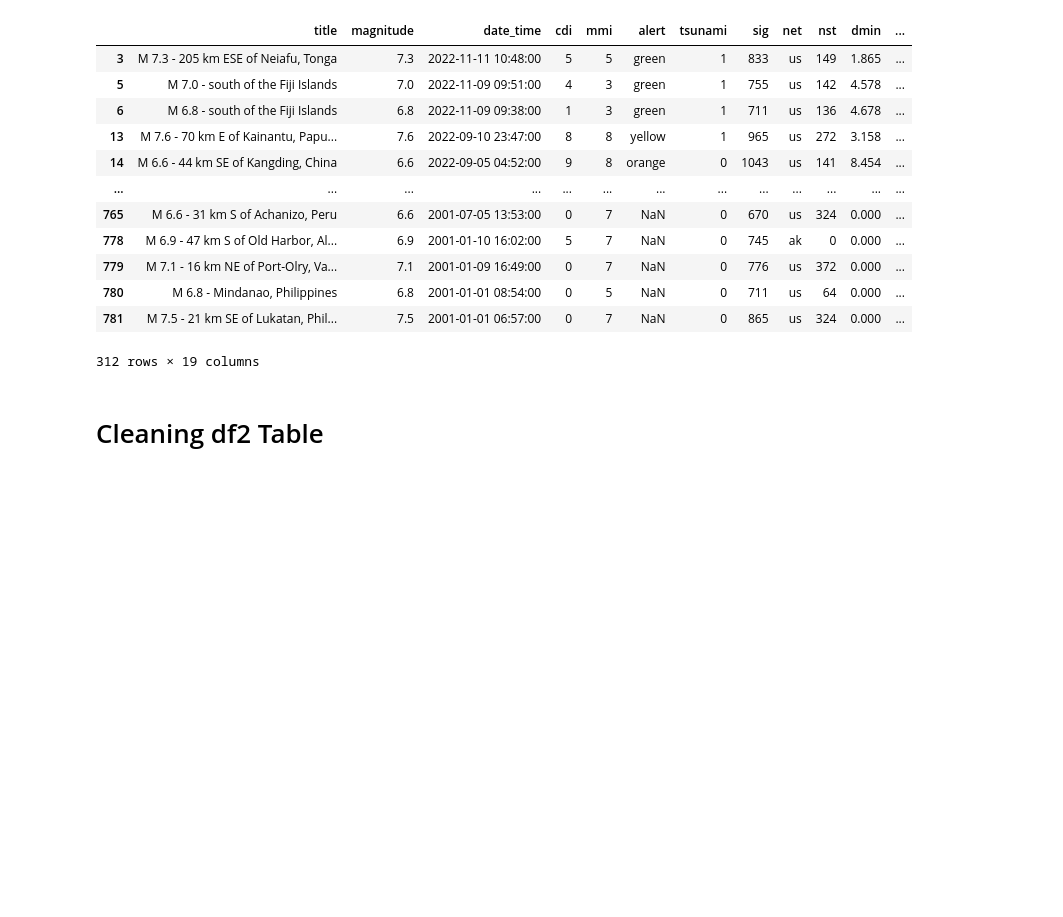
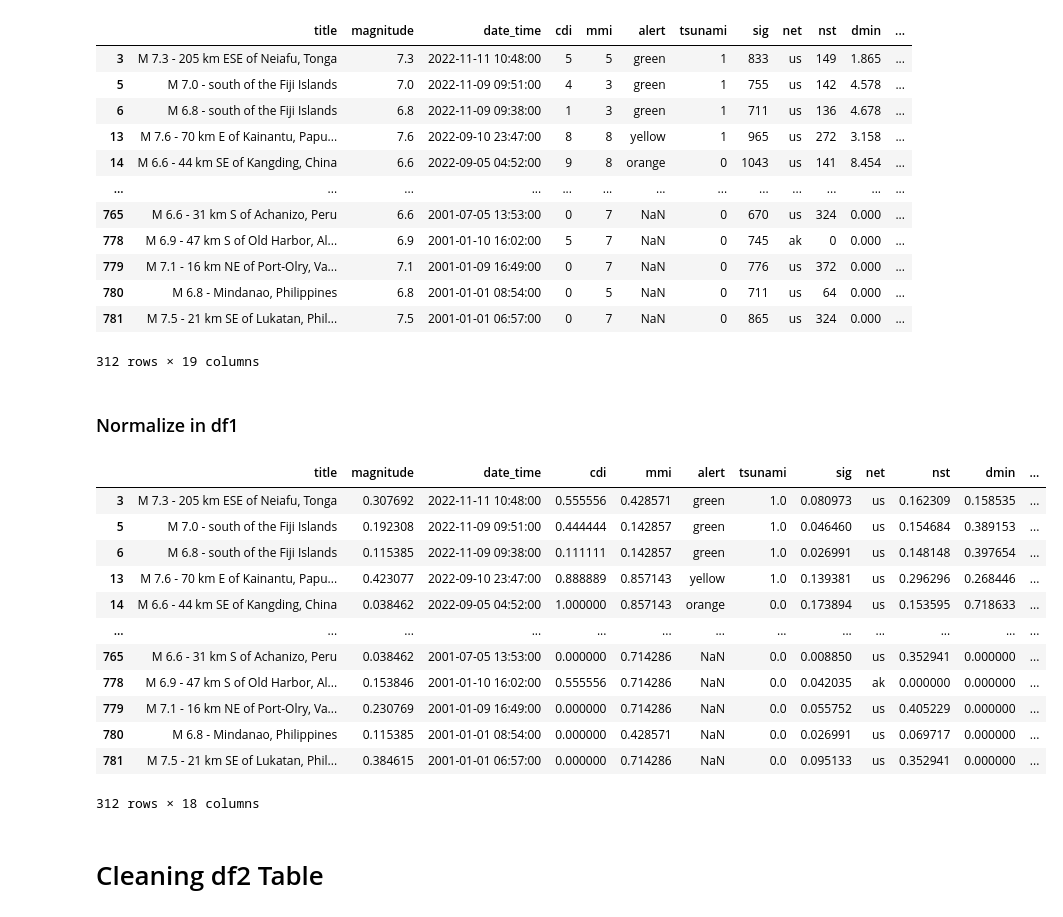
Before and after one commit to shivi13102/Earthquake_analysis, a Jupyter notebook: earthquake_analysis.ipynb, the cells around one changed output. Cells and saved outputs as stored; diff of their text form; code cells hidden in the pictures; blank space fills up the shorter version.

Commit message:
Normalized the required columns

```diff
--- a/earthquake_analysis.ipynb
+++ b/earthquake_analysis.ipynb
@@ -840,6 +840,36 @@ display(df1)
 312 rows × 19 columns
 # %%
 df1 = df1.drop(columns=['continent'])
+# %% [markdown]
+### Normalize in df1
+# %%
+from sklearn.preprocessing import MinMaxScaler
+
+# List of columns to normalize
+columns_to_normalize = ['magnitude', 'cdi', 'mmi', 'sig', 'nst', 'dmin', 'gap', 'depth']
+
+# Initialize the scaler
+scaler = MinMaxScaler()
+
+# Apply Min-Max Scaling to the specified columns
+df1[columns_to_normalize] = scaler.fit_transform(df1[columns_to_normalize])
+
+# Verify the changes
+display(df1)
+# %% [output]
+|  | title | magnitude | date_time | cdi | mmi | alert | tsunami | sig | net | nst | dmin | ... |
+| 3 | M 7.3 - 205 km ESE of Neiafu, Tonga | 0.307692 | 2022-11-11 10:48:00 | 0.555556 | 0.428571 | green | 1.0 | 0.080973 | us | 0.162309 | 0.158535 | ... |
+| 5 | M 7.0 - south of the Fiji Islands | 0.192308 | 2022-11-09 09:51:00 | 0.444444 | 0.142857 | green | 1.0 | 0.046460 | us | 0.154684 | 0.389153 | ... |
+| 6 | M 6.8 - south of the Fiji Islands | 0.115385 | 2022-11-09 09:38:00 | 0.111111 | 0.142857 | green | 1.0 | 0.026991 | us | 0.148148 | 0.397654 | ... |
+| 13 | M 7.6 - 70 km E of Kainantu, Papu... | 0.423077 | 2022-09-10 23:47:00 | 0.888889 | 0.857143 | yellow | 1.0 | 0.139381 | us | 0.296296 | 0.268446 | ... |
+| 14 | M 6.6 - 44 km SE of Kangding, China | 0.038462 | 2022-09-05 04:52:00 | 1.000000 | 0.857143 | orange | 0.0 | 0.173894 | us | 0.153595 | 0.718633 | ... |
+| ... | ... | ... | ... | ... | ... | ... | ... | ... | ... | ... | ... | ... |
+| 765 | M 6.6 - 31 km S of Achanizo, Peru | 0.038462 | 2001-07-05 13:53:00 | 0.000000 | 0.714286 | NaN | 0.0 | 0.008850 | us | 0.352941 | 0.000000 | ... |
+| 778 | M 6.9 - 47 km S of Old Harbor, Al... | 0.153846 | 2001-01-10 16:02:00 | 0.555556 | 0.714286 | NaN | 0.0 | 0.042035 | ak | 0.000000 | 0.000000 | ... |
+| 779 | M 7.1 - 16 km NE of Port-Olry, Va... | 0.230769 | 2001-01-09 16:49:00 | 0.000000 | 0.714286 | NaN | 0.0 | 0.055752 | us | 0.405229 | 0.000000 | ... |
+| 780 | M 6.8 - Mindanao, Philippines | 0.115385 | 2001-01-01 08:54:00 | 0.000000 | 0.428571 | NaN | 0.0 | 0.026991 | us | 0.069717 | 0.000000 | ... |
+| 781 | M 7.5 - 21 km SE of Lukatan, Phil... | 0.384615 | 2001-01-01 06:57:00 | 0.000000 | 0.714286 | NaN | 0.0 | 0.095133 | us | 0.352941 | 0.000000 | ... |
+312 rows × 18 columns
 # %% [markdown]
 # Cleaning df2 Table
 # %%
```
